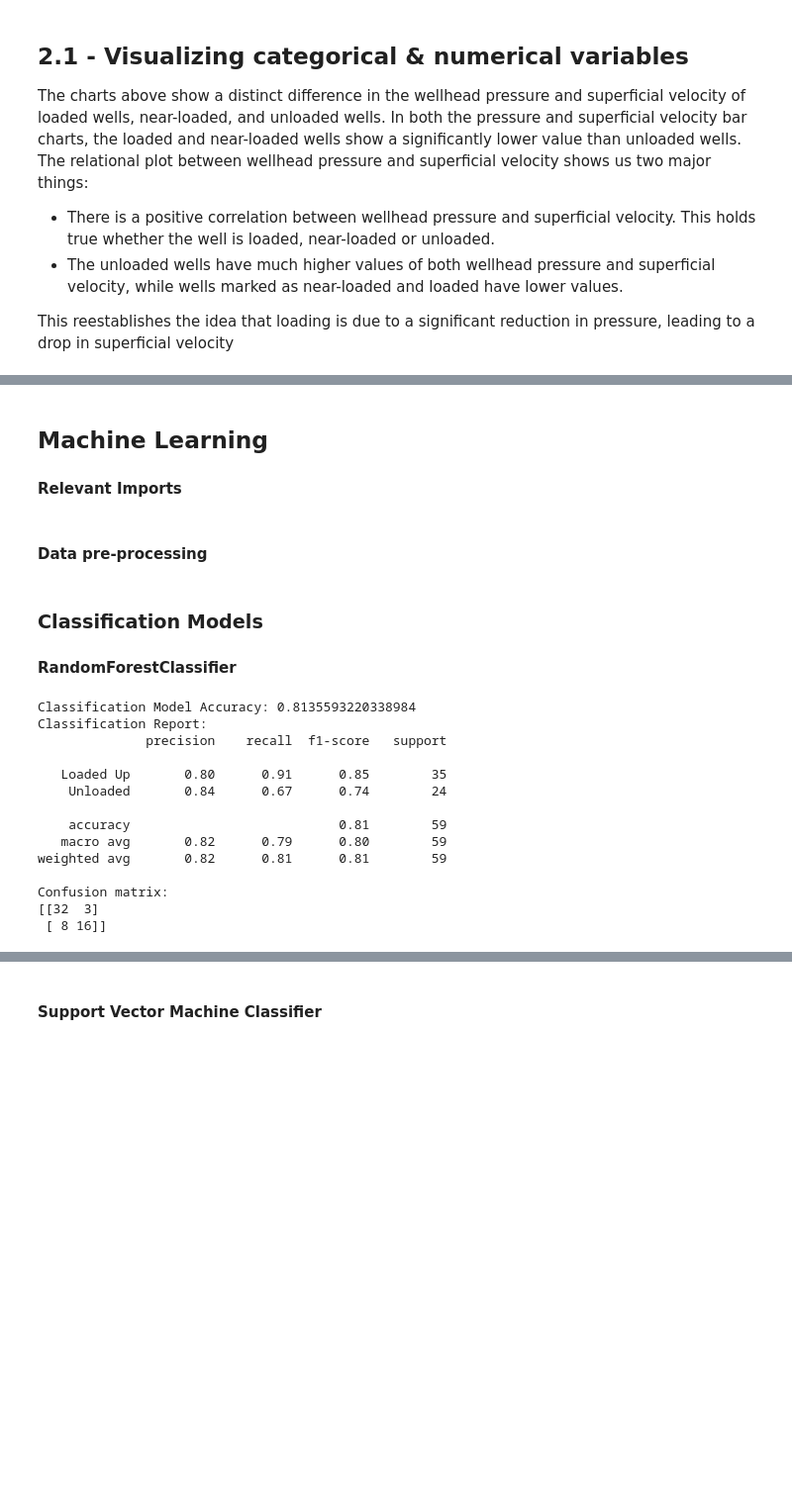
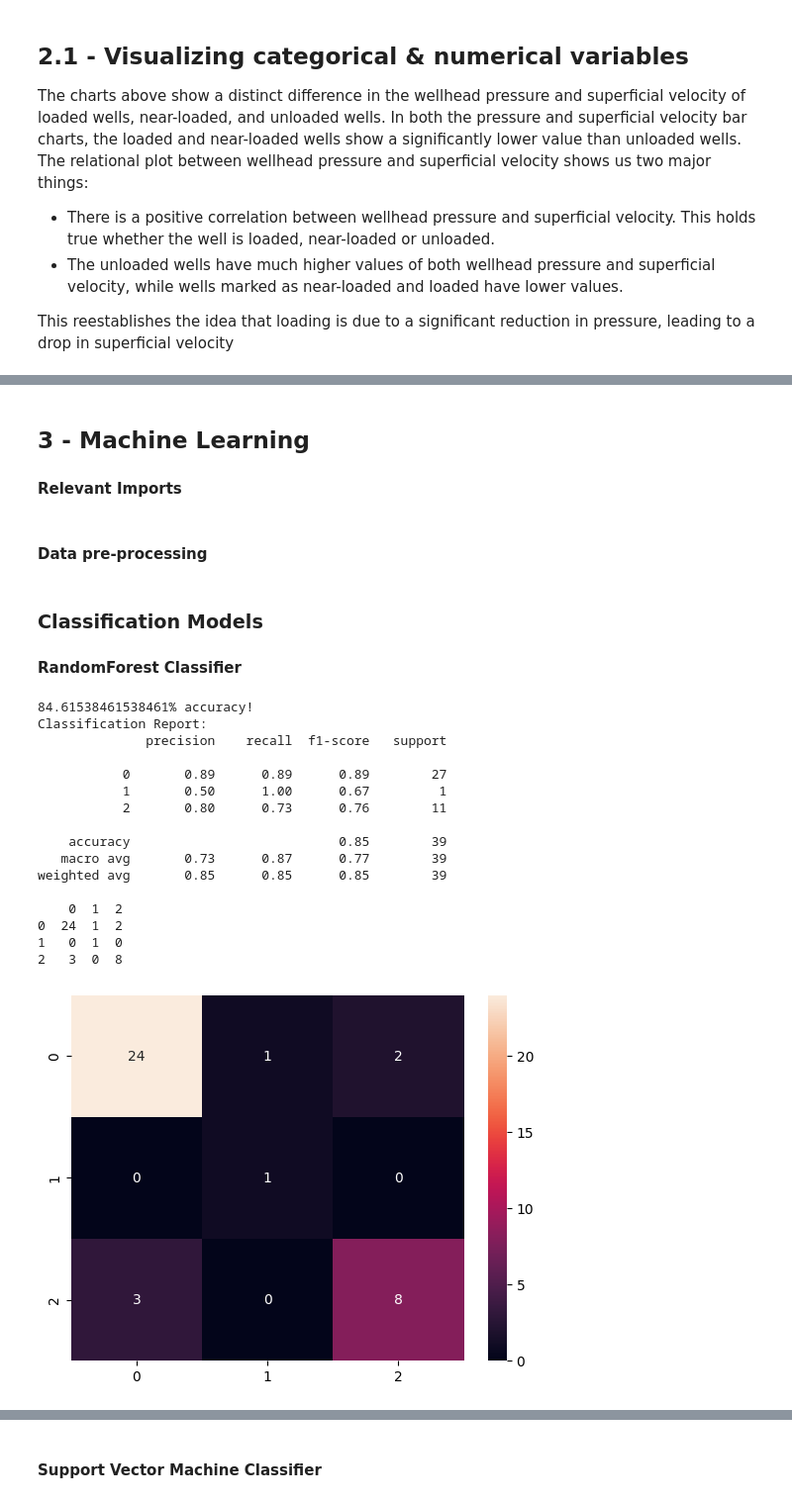
Before and after one commit to akcumeh/liquid-loading-prediction-model, a Jupyter notebook: project-code.ipynb, the cells around one changed output, grey strips where cells are left out. Shown at 99% size. Saved outputs shown, nothing was run; the diff lists cells and outputs as text; code cells hidden in the pictures; blank space fills up the shorter version.

```diff
--- a/project-code.ipynb
+++ b/project-code.ipynb
@@ -222,5 +270,5 @@ sns.heatmap(dataset_heat.corr(), annot=True, vmin=-1, vmax=1)
 # %% [markdown]
-## Machine Learning
+## 3 - Machine Learning
 
 #### Relevant Imports
 # %%
@@ -247,45 +284,61 @@ unseen_dummy = unseen_dummy.drop('Loading status', axis=1)
+# %%
+columns_to_keep = ['P2 (MPa)', 'ID (m)', 'P_grad (MPa / m)', 'sup_v (m/s)', 'Loading status']
+dataset = dataset[columns_to_keep]
+
+dataset['Loading status'] = dataset['Loading status'].astype('category')
+dataset['Loading status'] = dataset['Loading status'].cat.set_categories(['Unloaded', 'Near Load Up', 'Loaded Up'], ordered=True)
+
+label_encoder = LabelEncoder()
+dataset['Loading status'] = label_encoder.fit_transform(dataset.loc['Loading status'])
+
+print(dataset.head())
+# %%
+X = dataset.drop('Loading status', axis=1).values
+y = dataset['Loading status'].values
+seed = 21
+
+X_train, X_temp, y_train, y_temp = train_test_split(X, y, test_size=0.3, random_state=seed)
+
+X_test, X_val, y_test, y_val = train_test_split(X_temp, y_temp, test_size=0.5, random_state=seed)
 # %% [markdown]
 ### Classification Models
-
-#### RandomForestClassifier
+#### RandomForest Classifier
 # %%
-X = final_dataset.drop('Loading status', axis=1).values
-y = final_dataset['Loading status'].values
-seed = 21
-
-X_train, X_test, y_train, y_test = train_test_split(X, y, test_size=0.3, random_state=seed)
-
 rf_classifier = RandomForestClassifier(n_estimators=1000, random_state=seed)
 
 rf_classifier.fit(X_train, y_train)
 
 y_pred = rf_classifier.predict(X_test)
 
-accuracy = accuracy_score(y_test, y_pred)
-print(f"Classification Model Accuracy: {accuracy}")
+accuracy = accuracy_score(y_pred, y_test)
+print(f"{accuracy*100}% accuracy!")
 
 report = classification_report(y_test, y_pred)
 print("Classification Report: ")
 print(report)
 
 conf_matrix = confusion_matrix(y_test, y_pred)
-print("Confusion matrix:")
-print(conf_matrix)
+sns.heatmap(data=pd.DataFrame(conf_matrix), annot=True)
+# print(conf_matrix)
+print(pd.DataFrame(conf_matrix))
 # %% [output]
-Classification Model Accuracy: 0.8135593220338984
+84.61538461538461% accuracy!
 Classification Report:
               precision    recall  f1-score   support
 
-   Loaded Up       0.80      0.91      0.85        35
-    Unloaded       0.84      0.67      0.74        24
+           0       0.89      0.89      0.89        27
+           1       0.50      1.00      0.67         1
+           2       0.80      0.73      0.76        11
 
-    accuracy                           0.81        59
-   macro avg       0.82      0.79      0.80        59
-weighted avg       0.82      0.81      0.81        59
+    accuracy                           0.85        39
+   macro avg       0.73      0.87      0.77        39
+weighted avg       0.85      0.85      0.85        39
 
-Confusion matrix:
-[[32  3]
- [ 8 16]]
+    0  1  2
+0  24  1  2
+1   0  1  0
+2   3  0  8
+[figure, added]
 # %%
 # RandomForest with scaled data
 scaler = StandardScaler()
```
Also changed, not shown: parts of 33 cells of this notebook.
